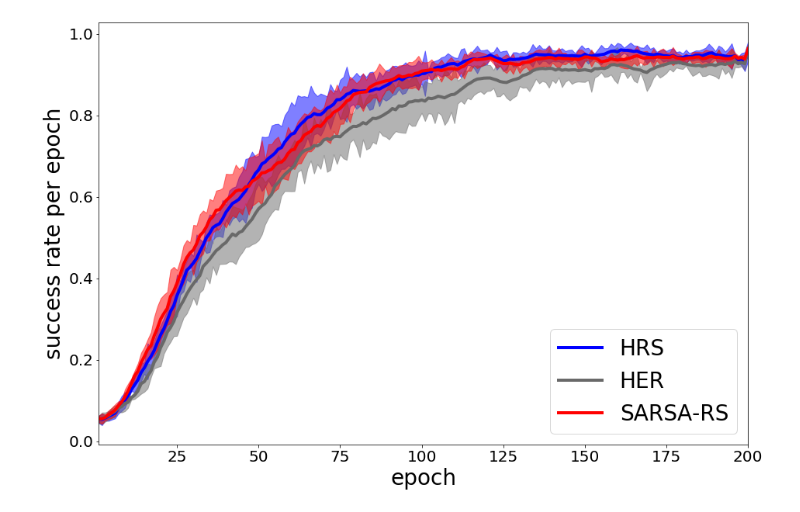
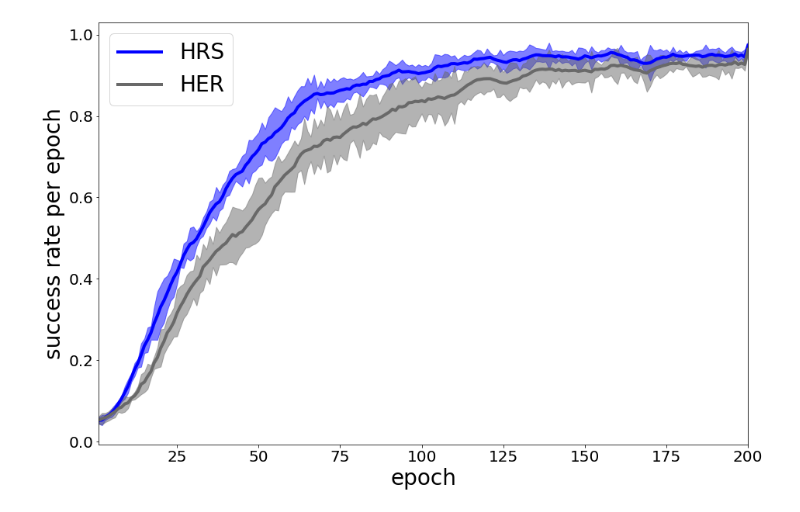
Before and after one commit to takato86/analyze_result, a Jupyter notebook: notebooks/error-bar-area.ipynb, the cells around one changed output. Saved outputs shown, nothing was run; the diff lists cells and outputs as text; code cells hidden in the pictures.

```diff
--- a/notebooks/error-bar-area.ipynb
+++ b/notebooks/error-bar-area.ipynb
@@ -65,14 +68,14 @@ plt.savefig("out/pinball-learning-curves")
 # %%
 l_episodes = 200
 plt.figure(figsize=(15, 10))
 plt.tick_params(labelsize=20)
 plot_mean_se(pick_df["HRS-mv"][:l_episodes], pick_df["HRS-lower"][:l_episodes], pick_df["HRS-upper"][:l_episodes], "blue", 0.5, "HRS")
 plot_mean_se(pick_df["HER-mv"][:l_episodes], pick_df["HER-lower"][:l_episodes], pick_df["HER-upper"][:l_episodes], "dimgray", 0.5, "HER")
-plot_mean_se(pick_df["SARSA-RS-mv"][:l_episodes], pick_df["SARSA-RS-lower"][:l_episodes], pick_df["SARSA-RS-upper"][:l_episodes], "red", 0.5, "SARSA-RS")
+# plot_mean_se(pick_df["SARSA-RS-mv"][:l_episodes], pick_df["SARSA-RS-lower"][:l_episodes], pick_df["SARSA-RS-upper"][:l_episodes], "red", 0.5, "SARSA-RS")
 plt.ylabel("success rate per epoch", fontsize=28)
 plt.xlabel("epoch", fontsize=28)
 plt.xlim(1, l_episodes)
 plt.legend(fontsize=28)
-plt.savefig("out/robotics-learning-curves")
+plt.savefig("out/robotics-learning-curves.pdf", format="pdf")
 # %% [output]
-[figure, old version]
+[figure, new version]
```
Also changed, not shown: parts of 4 cells of this notebook, 10 other files.
